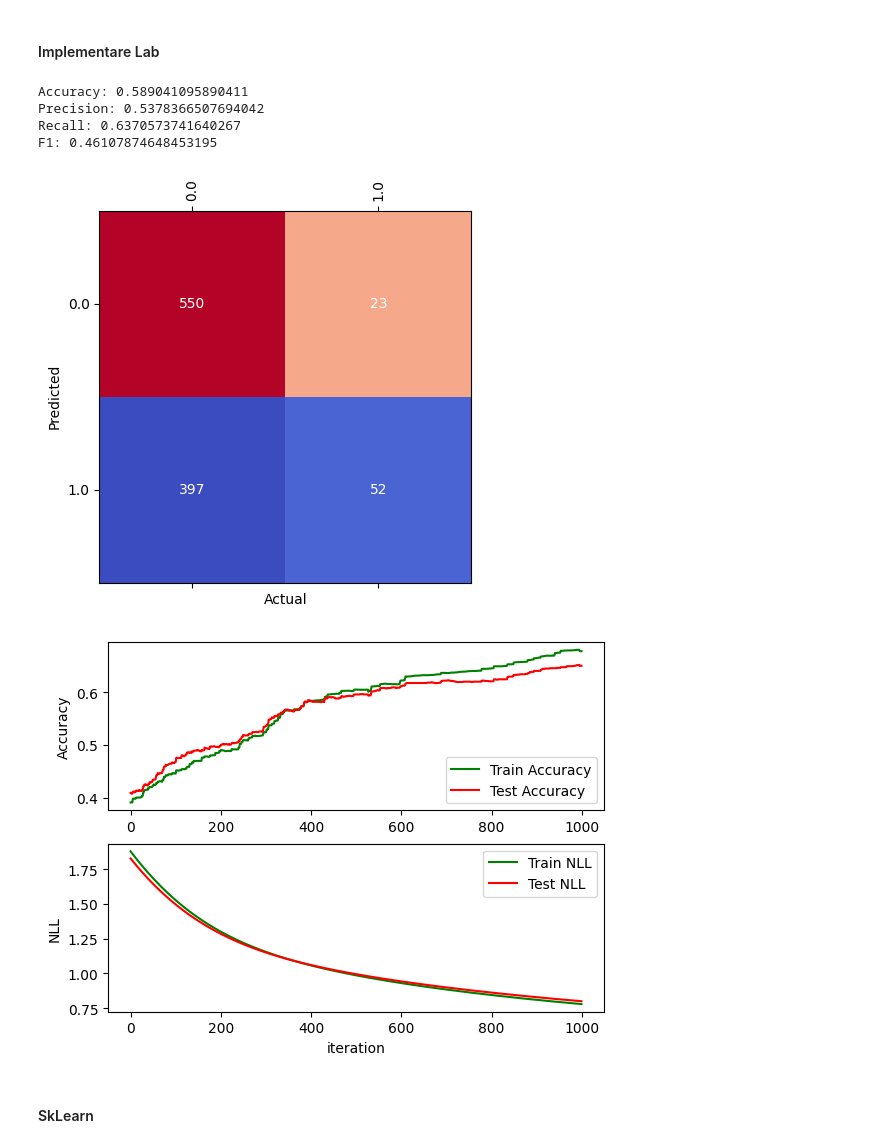
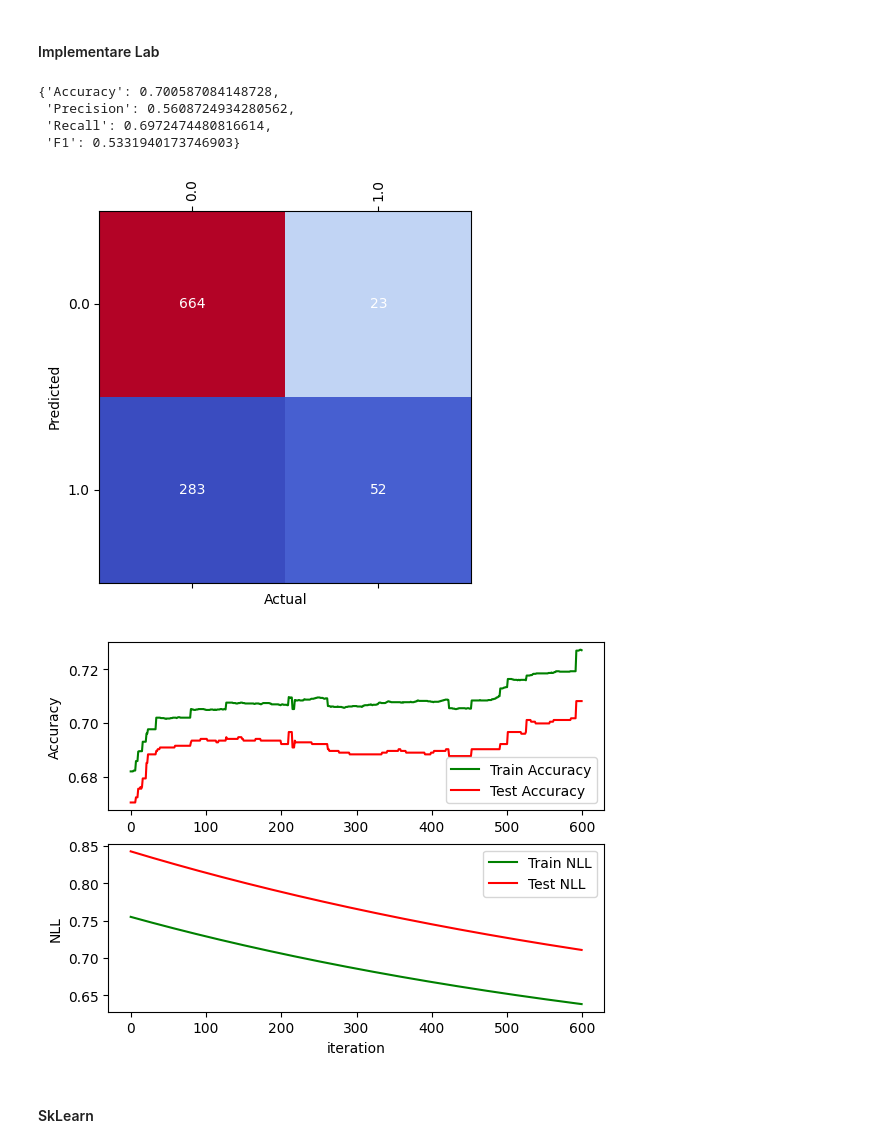
Before and after one commit to Earthbert/IA-project2, a Jupyter notebook: project.ipynb, the cells around one changed output. Saved outputs shown, nothing was run; the diff lists cells and outputs as text; code cells hidden in the pictures.

```diff
--- a/project.ipynb
+++ b/project.ipynb
@@ -451,16 +451,18 @@ def show_confusion_matrix(results: pd.DataFrame, target_feature: str):
             plt.text(i, j, str(confusion_matrix.iloc[i, j].round(2)), ha='center', va='center', color='w') # type: ignore
     plt.show()
 # %%
-def compute_show_metrics(results: pd.DataFrame):
+def compute_metrics(results: pd.DataFrame):
     accuracy = met.accuracy_score(results['actual'], results['predicted'])
     precision = met.precision_score(results['actual'], results['predicted'], average='macro', zero_division=0)
     recall = met.recall_score(results['actual'], results['predicted'], average='macro', zero_division=0)
     f1 = met.f1_score(results['actual'], results['predicted'], average='macro', zero_division=0)
 
-    print(f'Accuracy: {accuracy}')
-    print(f'Precision: {precision}')
-    print(f'Recall: {recall}')
-    print(f'F1: {f1}')
+    metrics = {'Accuracy': accuracy,
+               'Precision' : precision,
+               'Recall': recall,
+               'F1': f1}
+
+    return metrics
 # %% [markdown]
 ## 4. Regresie Logistica
 # %% [markdown]
@@ -484,7 +486,7 @@ def plot_evolution(train_acc, test_acc, train_nll, test_nll):
     plt.show()
 # %%
 class LabLogisticRegression(Model):
-    def __init__(self, learning_rate=0.01, epochs=1000, test_size=0.2):
+    def __init__(self, learning_rate=0.01, epochs=100, test_size=0.2):
         self.learning_rate = learning_rate
         self.epochs = epochs
         self.test_size = test_size
@@ -559,26 +561,30 @@ class SkLearnLogisticRegression(Model):
 
     def predict(self, X):
         return self.model.predict(X)
+# %%
+combined_metrics = {}
 # %% [markdown]
 ### AVC
 # %% [markdown]
 #### Implementare Lab
 # %%
-model = LabLogisticRegression(learning_rate=0.01, epochs=1000, test_size=0.2)
+model = LabLogisticRegression(learning_rate=0.01, epochs=600, test_size=0.2)
 results = apply_model(pre_avc_train_data,
                       pre_avc_test_data,
                       avc_target_category,
                       model, balance = True)
-compute_show_metrics(results)
+metrics = compute_metrics(results)
+combined_metrics['AVC_Lab_Logistic_Regression'] = metrics
+display(combined_metrics['AVC_Lab_Logistic_Regression'])
 show_confusion_matrix(results, avc_target_category)
 model.plot()
 # %% [output]
-Accuracy: 0.589041095890411
-Precision: 0.5378366507694042
-Recall: 0.6370573741640267
-F1: 0.46107874648453195
+{'Accuracy': 0.700587084148728,
+ 'Precision': 0.5608724934280562,
+ 'Recall': 0.6972474480816614,
+ 'F1': 0.5331940173746903}
-[figure, old version]
+[figure, new version]
-[figure, old version]
+[figure, new version]
 # %% [markdown]
 #### SkLearn
 # %%
```
Also changed, not shown: parts of 14 cells of this notebook.
